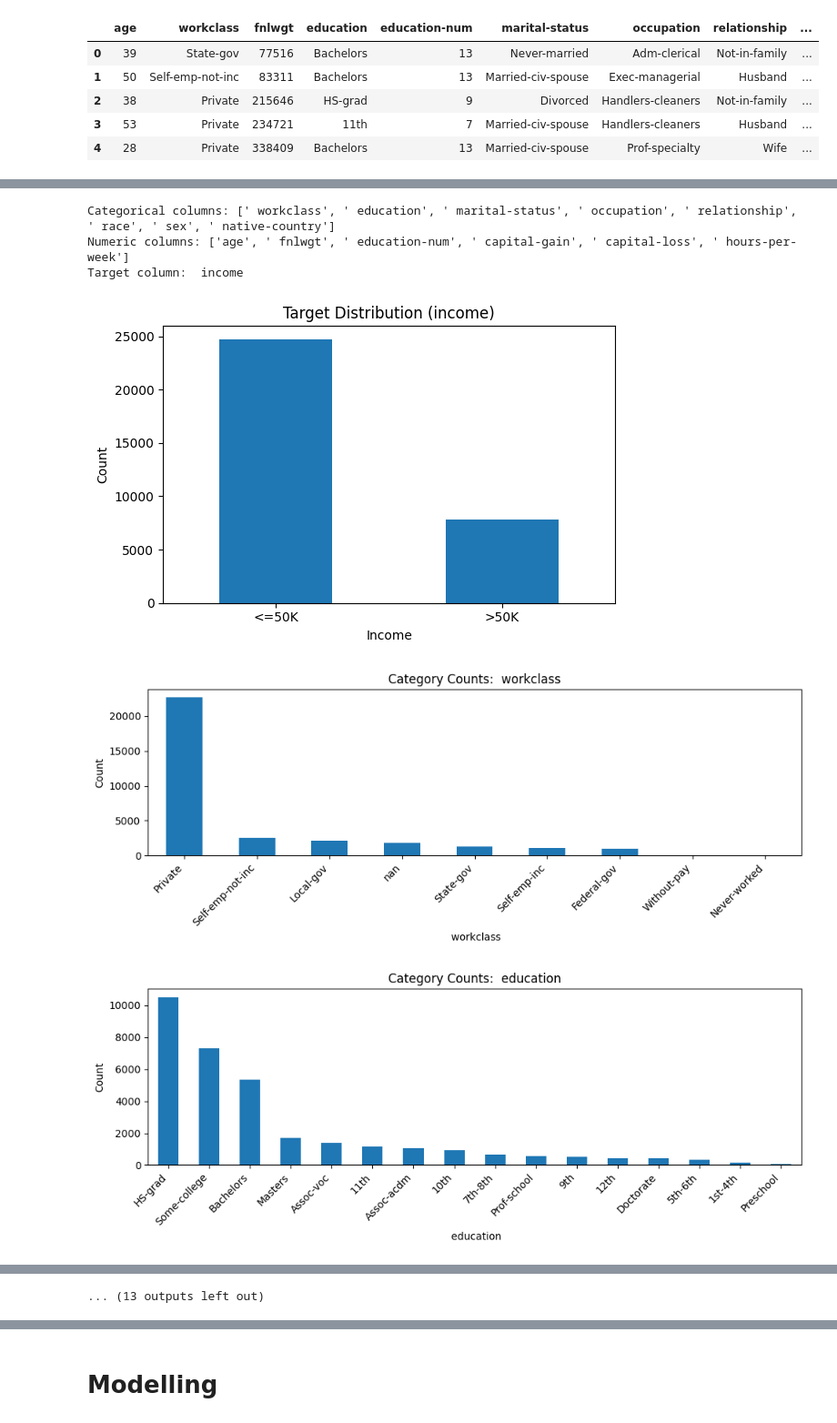
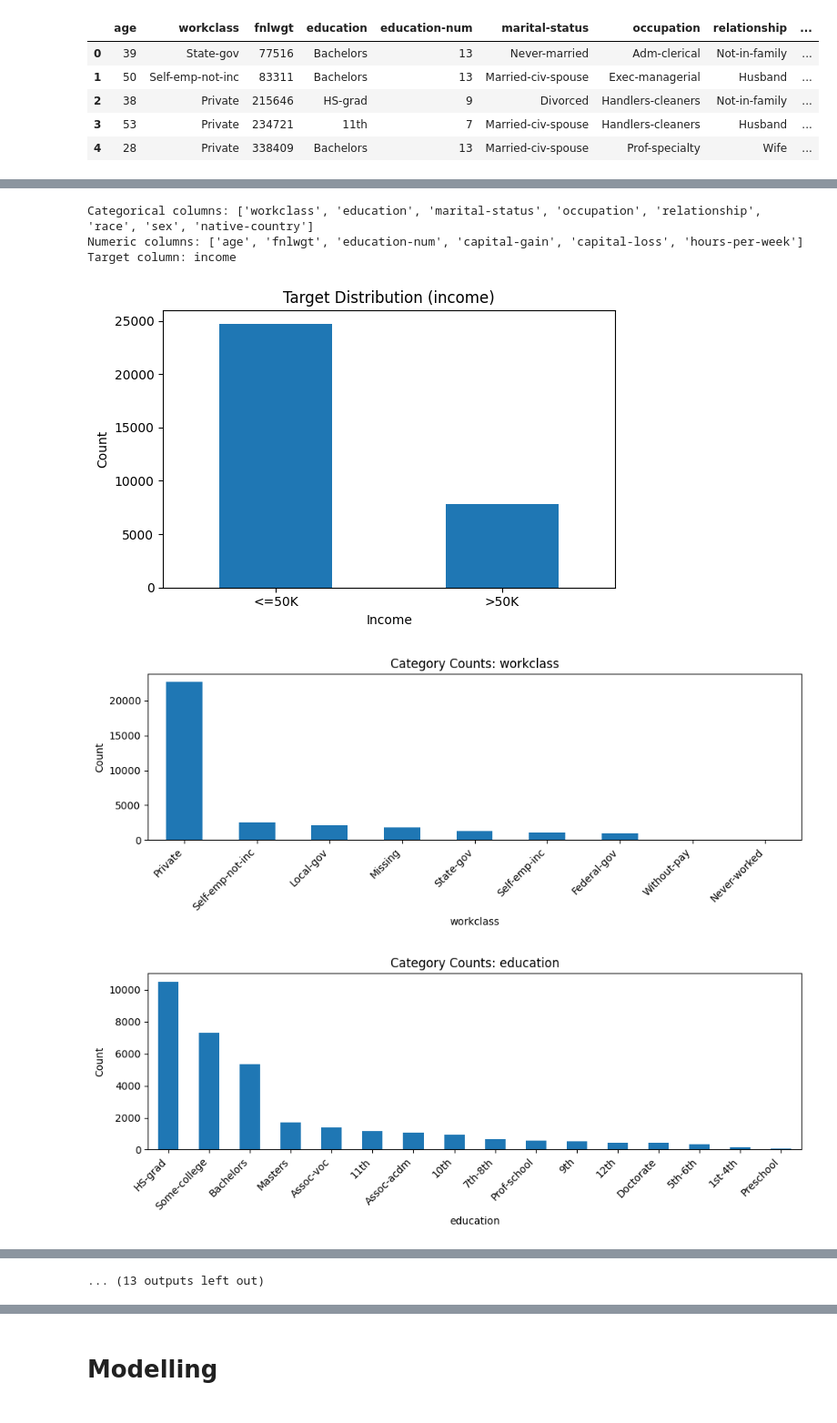
Before and after one commit to alicerosa20/Income-classification, a Jupyter notebook: notebooks/income_classification.ipynb, the cells around one changed output, grey strips where cells are left out. Shown at 91% size. Cells and saved outputs as stored; diff of their text form; code cells hidden in the pictures.

```diff
--- a/notebooks/income_classification.ipynb
+++ b/notebooks/income_classification.ipynb
@@ -73,24 +69,29 @@ import numpy as np
 import matplotlib.pyplot as plt
 
 # -----------------------------
-# 0) Clean "?" missing + whitespace
+# 0) Cleanning and preprocessing
 # -----------------------------
-df = df.copy()
 
-# Replace '?' variants with NaN
-df = df.replace(["?", " ?"], np.nan)
+# Strip column names (fixes " income" problem)
+df.columns = df.columns.str.strip()
 
-# Strip whitespace in all object columns
+target_col = "income"
+
+# Strip whitespace in all object columns without breaking NaNs
 for col in df.select_dtypes(include="object").columns:
-    df[col] = df[col].astype(str).str.strip()
-    df[col] = df[col].replace("nan", np.nan)
+    df[col] = df[col].str.strip()
 
-target_col = " income"
+# Replace ? with NaN
+df = df.replace("?", np.nan)
+
+# Convert NaNs in categorical columns into "Missing"
+cat_cols = df.select_dtypes(include="object").columns.drop(target_col, errors="ignore")
+for col in cat_cols:
+    df[col] = df[col].fillna("Missing")
 
 # Identify columns
 cat_cols = df.select_dtypes(include="object").columns.drop(target_col, errors="ignore")
 num_cols = df.select_dtypes(include=np.number).columns
-
 print("Categorical columns:", list(cat_cols))
 print("Numeric columns:", list(num_cols))
 print("Target column:", target_col)
@@ -160,39 +161,36 @@ for col in num_cols:
 
     groups = []
     labels = []
 
     for inc in income_labels:
         vals = df.loc[df[target_col] == inc, col].dropna()
         if len(vals) > 0:
             groups.append(vals)
             labels.append(inc)
 
     plt.figure(figsize=(7, 4))
     plt.boxplot(groups, labels=labels, showfliers=False)
     plt.title(f"{col} by Income")
     plt.xlabel("Income")
     plt.ylabel(col)
     plt.tight_layout()
     plt.show()
 
 # -----------------------------
 # 5) Correlation heatmap (numeric)
 # -----------------------------
 corr = df[num_cols].corr()
 
 plt.figure(figsize=(9, 7))
 sns.heatmap(corr, cmap='coolwarm', annot=True, fmt='.2f', linewidths=0.5, vmin=-1, vmax=1)
 plt.title("Correlation Heatmap (Numeric Features)")
 plt.tight_layout()
 plt.show()
-
-# Cleanup helper column
-#df.drop(columns=["_income_binary"], inplace=True, errors="ignore")
 # %% [output]
-Categorical columns: [' workclass', ' education', ' marital-status', ' occupation', ' relationship', ' race', ' sex', ' native-country']
-Numeric columns: ['age', ' fnlwgt', ' education-num', ' capital-gain', ' capital-loss', ' hours-per-week']
-Target column:  income
+Categorical columns: ['workclass', 'education', 'marital-status', 'occupation', 'relationship', 'race', 'sex', 'native-country']
+Numeric columns: ['age', 'fnlwgt', 'education-num', 'capital-gain', 'capital-loss', 'hours-per-week']
+Target column: income
 [figure]
-[figure, old version]
+[figure, new version]
 [figure]
 [figure]
```
Also changed, not shown: parts of 11 cells of this notebook, 3 other files.
